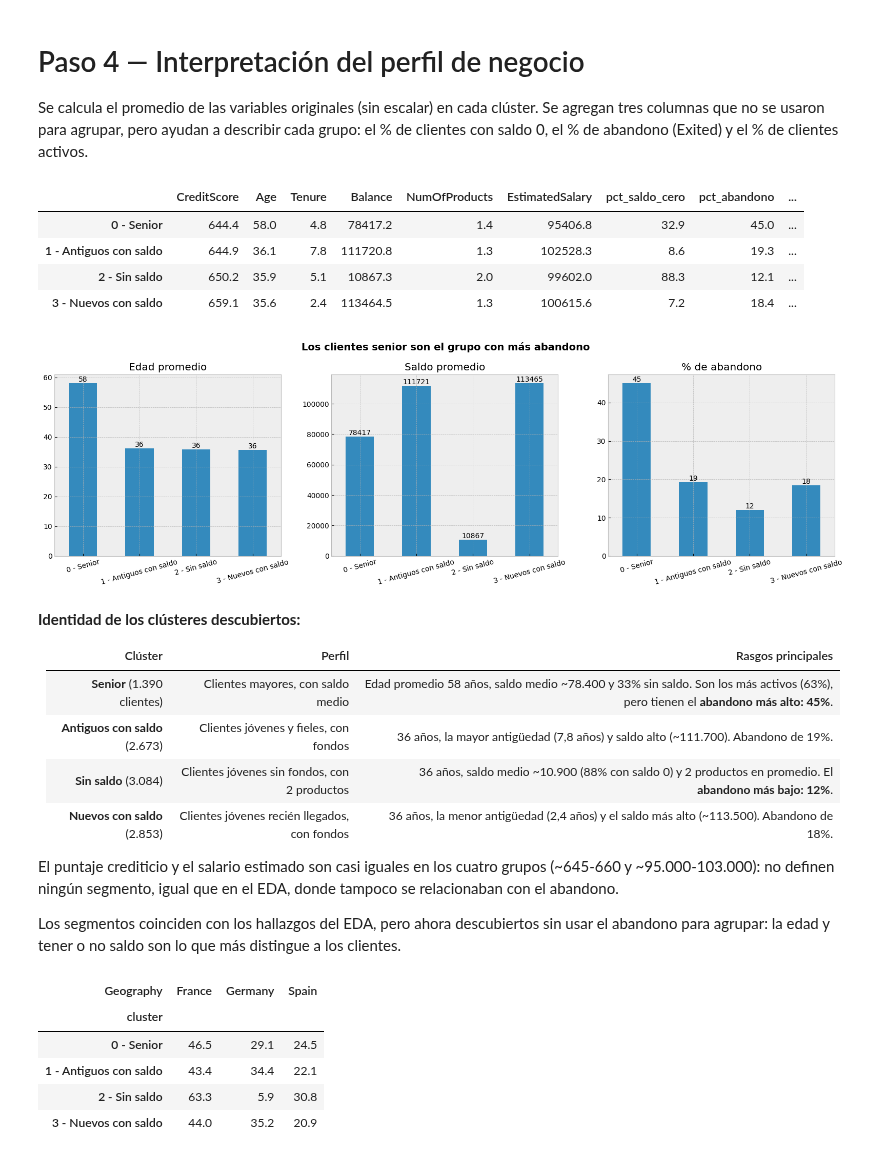
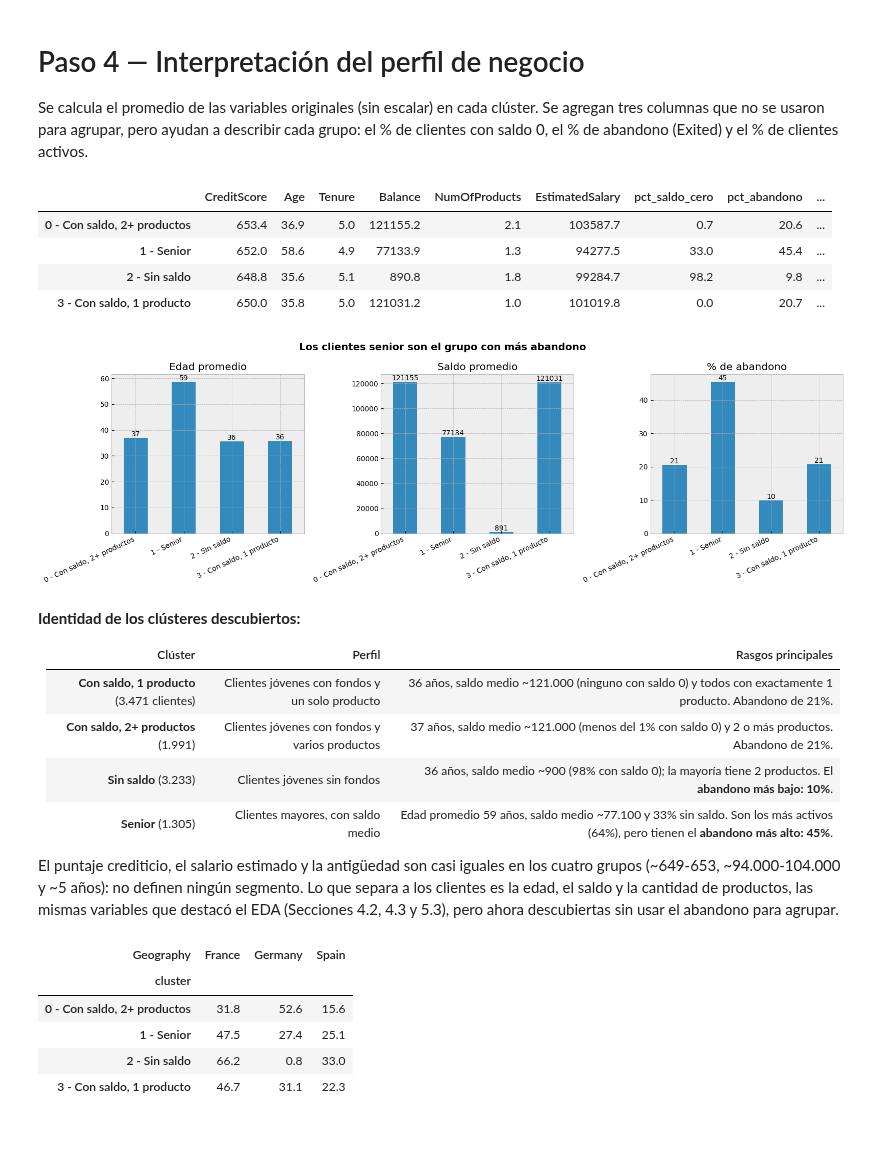
Before and after one commit to francarrascoo/Ecommerce-Customer-Dataset, a Jupyter notebook: notebooks/clustering.ipynb, the cells around one changed output. Saved outputs shown, nothing was run; the diff lists cells and outputs as text; code cells hidden in the pictures.

Commit message:
Se arreglaron detalles de clustering

```diff
--- a/notebooks/clustering.ipynb
+++ b/notebooks/clustering.ipynb
@@ -45,7 +45,7 @@ plt.style.use('bmh')
 
 from sklearn.cluster import KMeans
 from sklearn.decomposition import PCA
-from sklearn.metrics import silhouette_score
+from sklearn.metrics import adjusted_rand_score, silhouette_score
 from sklearn.preprocessing import StandardScaler
 
 # Advertencia espuria de numpy con la librería de cálculo de macOS; no afecta los resultados.
@@ -53,6 +53,7 @@ warnings.filterwarnings('ignore', message='.*encountered in matmul', category=Ru
 
 os.makedirs('../images', exist_ok=True)
 SEMILLA = 42
+N_INICIOS = 300   # inicializaciones de K-Means; el Paso 3 muestra por qué hacen falta tantas
 # %% [markdown]
 # Paso 1 — Carga de datos y preparación
 
@@ -186,7 +203,7 @@ segmentos, no grupos "reales" con límites claros.
 # %%
 K_OPTIMO = 4
 
-kmeans = KMeans(n_clusters=K_OPTIMO, n_init=10, random_state=SEMILLA)
+kmeans = KMeans(n_clusters=K_OPTIMO, n_init=N_INICIOS, random_state=SEMILLA)
 df['cluster'] = kmeans.fit_predict(X_escalado)
 
 df['cluster'].value_counts().sort_index()
@@ -245,53 +312,54 @@ perfil = df.groupby('cluster')[variables_perfil].mean()
 perfil['pct_saldo_cero'] = df.groupby('cluster')['Balance'].apply(lambda s: (s == 0).mean() * 100)
 perfil['pct_abandono'] = df.groupby('cluster')['Exited'].mean() * 100
 perfil['pct_activos'] = df.groupby('cluster')['IsActiveMember'].mean() * 100
+perfil['pct_1_producto'] = df.groupby('cluster')['NumOfProducts'].apply(lambda s: (s == 1).mean() * 100)
 perfil['clientes'] = df['cluster'].value_counts()
 
 # Nombre de cada clúster según su rasgo principal (así no depende del número que le asigne K-Means)
 nombres = {}
 nombres[perfil['Age'].idxmax()] = 'Senior'
 nombres[perfil['pct_saldo_cero'].idxmax()] = 'Sin saldo'
-restantes = perfil.drop(index=list(nombres)).sort_values('Tenure')
-nombres[restantes.index[0]] = 'Nuevos con saldo'
-nombres[restantes.index[1]] = 'Antiguos con saldo'
+assert len(nombres) == 2, 'El clúster de más edad es también el de más clientes sin saldo: revisar los nombres'
+restantes = perfil.drop(index=list(nombres)).sort_values('NumOfProducts')
+nombres[restantes.index[0]] = 'Con saldo, 1 producto'
+nombres[restantes.index[1]] = 'Con saldo, 2+ productos'
 
 perfil.index = [f'{c} - {nombres[c]}' for c in perfil.index]
 perfil.round(1)
 # %% [output]
 |  | CreditScore | Age | Tenure | Balance | NumOfProducts | EstimatedSalary | pct_saldo_cero | pct_abandono | ... |
-| 0 - Senior | 644.4 | 58.0 | 4.8 | 78417.2 | 1.4 | 95406.8 | 32.9 | 45.0 | ... |
-| 1 - Antiguos con saldo | 644.9 | 36.1 | 7.8 | 111720.8 | 1.3 | 102528.3 | 8.6 | 19.3 | ... |
-| 2 - Sin saldo | 650.2 | 35.9 | 5.1 | 10867.3 | 2.0 | 99602.0 | 88.3 | 12.1 | ... |
-| 3 - Nuevos con saldo | 659.1 | 35.6 | 2.4 | 113464.5 | 1.3 | 100615.6 | 7.2 | 18.4 | ... |
+| 0 - Con saldo, 2+ productos | 653.4 | 36.9 | 5.0 | 121155.2 | 2.1 | 103587.7 | 0.7 | 20.6 | ... |
+| 1 - Senior | 652.0 | 58.6 | 4.9 | 77133.9 | 1.3 | 94277.5 | 33.0 | 45.4 | ... |
+| 2 - Sin saldo | 648.8 | 35.6 | 5.1 | 890.8 | 1.8 | 99284.7 | 98.2 | 9.8 | ... |
+| 3 - Con saldo, 1 producto | 650.0 | 35.8 | 5.0 | 121031.2 | 1.0 | 101019.8 | 0.0 | 20.7 | ... |
 # %%
 fig, axes = plt.subplots(1, 3, figsize=(16, 5))
 for ax, (columna, titulo) in zip(axes, [('Age', 'Edad promedio'), ('Balance', 'Saldo promedio'),
                                           ('pct_abandono', '% de abandono')]):
-    perfil[columna].plot(kind='bar', ax=ax, rot=15)
+    perfil[columna].plot(kind='bar', ax=ax)
+    ax.set_xticklabels(ax.get_xticklabels(), rotation=25, ha='right')
     ax.bar_label(ax.containers[0], fmt='%.0f')
     ax.set_title(titulo)
 plt.suptitle('Los clientes senior son el grupo con más abandono', fontsize=14, fontweight='bold')
 plt.tight_layout()
 plt.savefig('../images/clustering_perfiles.png', dpi=150, bbox_inches='tight')
 plt.show()
 # %% [output]
-[figure, old version]
+[figure, new version]
 # %% [markdown]
 **Identidad de los clústeres descubiertos:**
 
 | Clúster | Perfil | Rasgos principales |
 |---|---|---|
-| **Senior** (1.390 clientes) | Clientes mayores, con saldo medio | Edad promedio 58 años, saldo medio ~78.400 y 33% sin saldo. Son los más activos (63%), pero tienen el **abandono más alto: 45%**. |
-| **Antiguos con saldo** (2.673) | Clientes jóvenes y fieles, con fondos | 36 años, la mayor antigüedad (7,8 años) y saldo alto (~111.700). Abandono de 19%. |
-| **Sin saldo** (3.084) | Clientes jóvenes sin fondos, con 2 productos | 36 años, saldo medio ~10.900 (88% con saldo 0) y 2 productos en promedio. El **abandono más bajo: 12%**. |
-| **Nuevos con saldo** (2.853) | Clientes jóvenes recién llegados, con fondos | 36 años, la menor antigüedad (2,4 años) y el saldo más alto (~113.500). Abandono de 18%. |
+| **Con saldo, 1 producto** (3.471 clientes) | Clientes jóvenes con fondos y un solo producto | 36 años, saldo medio ~121.000 (ninguno con saldo 0) y todos con exactamente 1 producto. Abandono de 21%. |
+| **Con saldo, 2+ productos** (1.991) | Clientes jóvenes con fondos y varios productos | 37 años, saldo medio ~121.000 (menos del 1% con saldo 0) y 2 o más productos. Abandono de 21%. |
+| **Sin saldo** (3.233) | Clientes jóvenes sin fondos | 36 años, saldo medio ~900 (98% con saldo 0); la mayoría tiene 2 productos. El **abandono más bajo: 10%**. |
+| **Senior** (1.305) | Clientes mayores, con saldo medio | Edad promedio 59 años, saldo medio ~77.100 y 33% sin saldo. Son los más activos (64%), pero tienen el **abandono más alto: 45%**. |
 
-El puntaje crediticio y el salario estimado son casi iguales en los cuatro grupos (~645-660 y
-~95.000-103.000): no definen ningún segmento, igual que en el EDA, donde tampoco se relacionaban
-con el abandono.
-
-Los segmentos coinciden con los hallazgos del EDA, pero ahora descubiertos sin usar el abandono
-para agrupar: la edad y tener o no saldo son lo que más distingue a los clientes.
+El puntaje crediticio, el salario estimado y la antigüedad son casi iguales en los cuatro grupos
+(~649-653, ~94.000-104.000 y ~5 años): no definen ningún segmento. Lo que separa a los clientes es
+la edad, el saldo y la cantidad de productos, las mismas variables que destacó el EDA (Secciones
+4.2, 4.3 y 5.3), pero ahora descubiertas sin usar el abandono para agrupar.
 # %%
 # Composición por país de cada clúster (% de clientes)
 por_pais = pd.crosstab(df['cluster'].map(lambda c: f'{c} - {nombres[c]}'), df['Geography'], normalize='index') * 100
@@ -299,9 +367,9 @@ por_pais.round(1)
 # %% [output]
 | Geography | France | Germany | Spain |
 | cluster |  |  |  |
-| 0 - Senior | 46.5 | 29.1 | 24.5 |
-| 1 - Antiguos con saldo | 43.4 | 34.4 | 22.1 |
-| 2 - Sin saldo | 63.3 | 5.9 | 30.8 |
-| 3 - Nuevos con saldo | 44.0 | 35.2 | 20.9 |
+| 0 - Con saldo, 2+ productos | 31.8 | 52.6 | 15.6 |
+| 1 - Senior | 47.5 | 27.4 | 25.1 |
+| 2 - Sin saldo | 66.2 | 0.8 | 33.0 |
+| 3 - Con saldo, 1 producto | 46.7 | 31.1 | 22.3 |
 # %% [markdown]
 Los clústeres no usaron el país para agrupar, pero su composición no es pareja: el grupo **Sin
```
Also changed, not shown: parts of 14 cells of this notebook, 4 other files.
